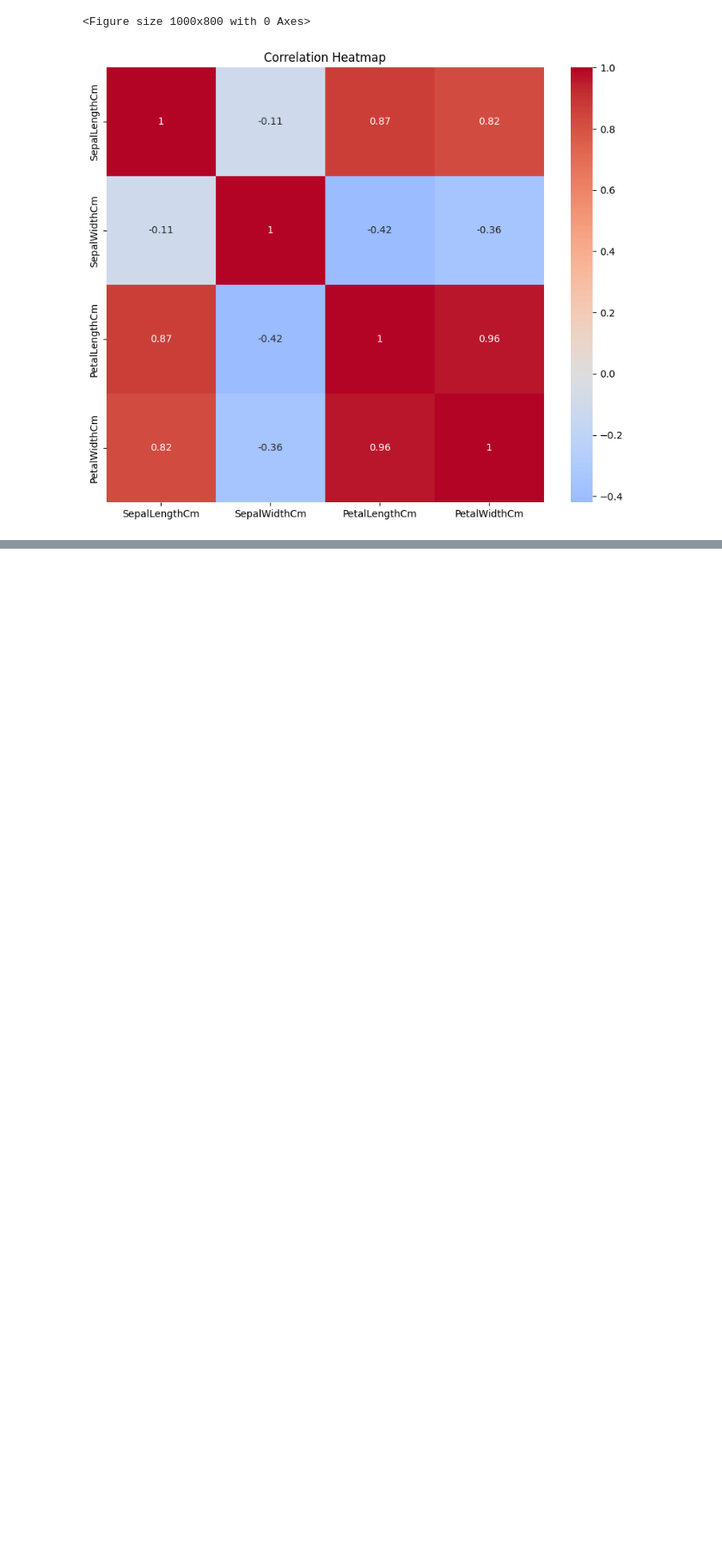
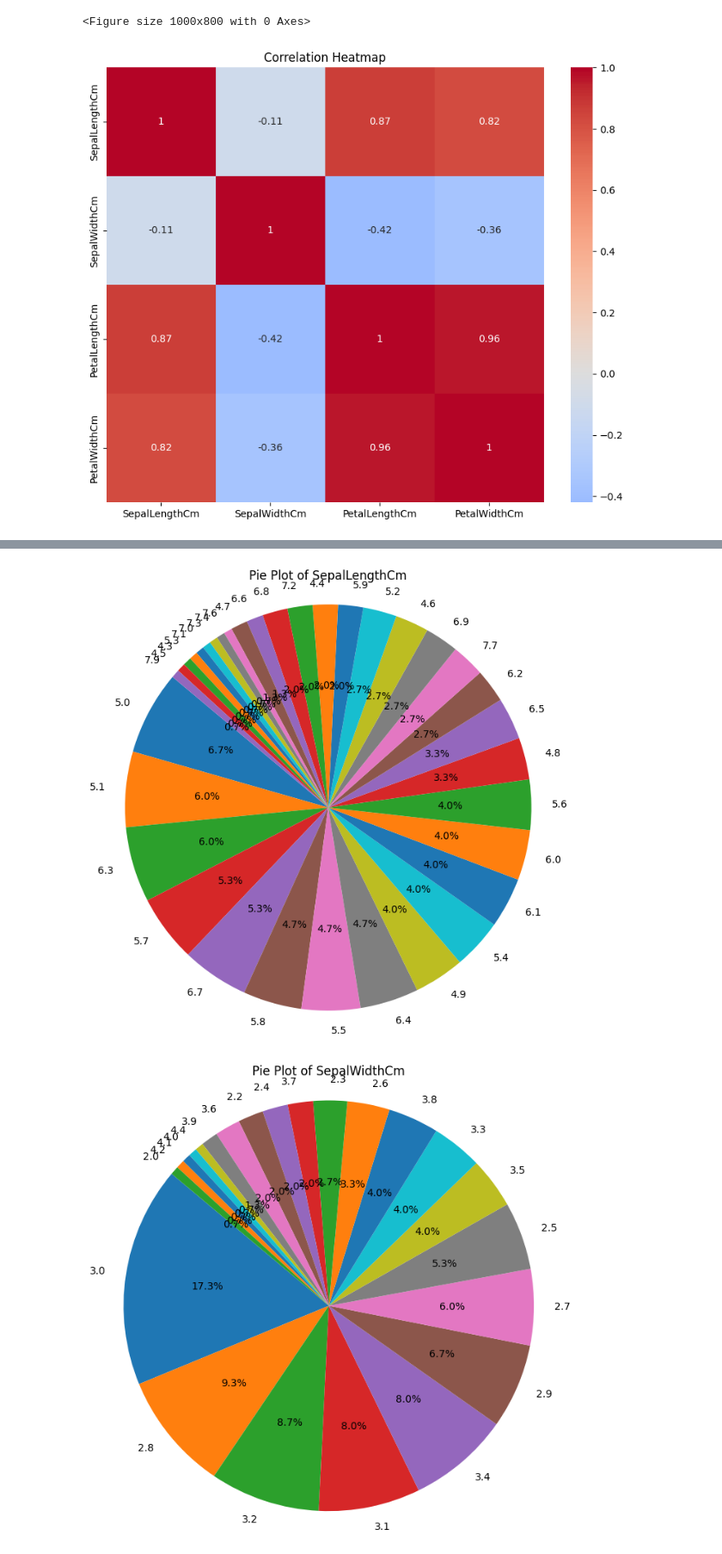
Before and after one commit to the-mir/CSVFile, a Jupyter notebook: CSVFile.ipynb, the cells around one changed output, grey strips where cells are left out. Shown at 86% size. Saved outputs shown, nothing was run; the diff lists cells and outputs as text; code cells hidden in the pictures; blank space fills up the shorter version.

```diff
--- a/CSVFile.ipynb
+++ b/CSVFile.ipynb
@@ -183,0 +198,12 @@ plt.show()
+# %%
+for attribute in df.columns:
+    if attribute != 'Mir':
+        attribute_counts = df[attribute].value_counts()
+        plt.figure(figsize=(8, 8))
+        plt.pie(attribute_counts, labels=attribute_counts.index, autopct='%1.1f%%', startangle=140)
+        plt.title(f'Pie Plot of {attribute}')
+        plt.axis('equal')
+        plt.show()
+# %% [output]
+[figure, added]
+[figure, added]
```
Also changed, not shown: parts of 6 cells of this notebook.
